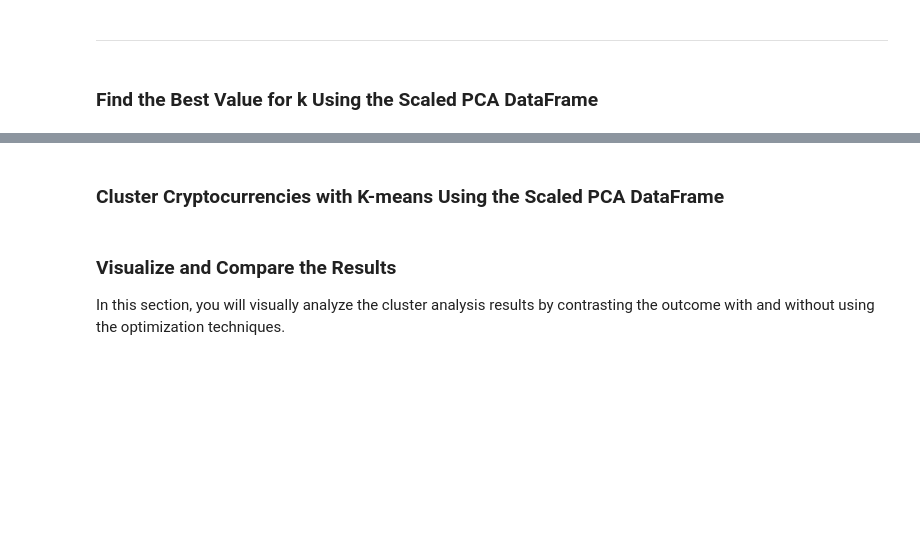
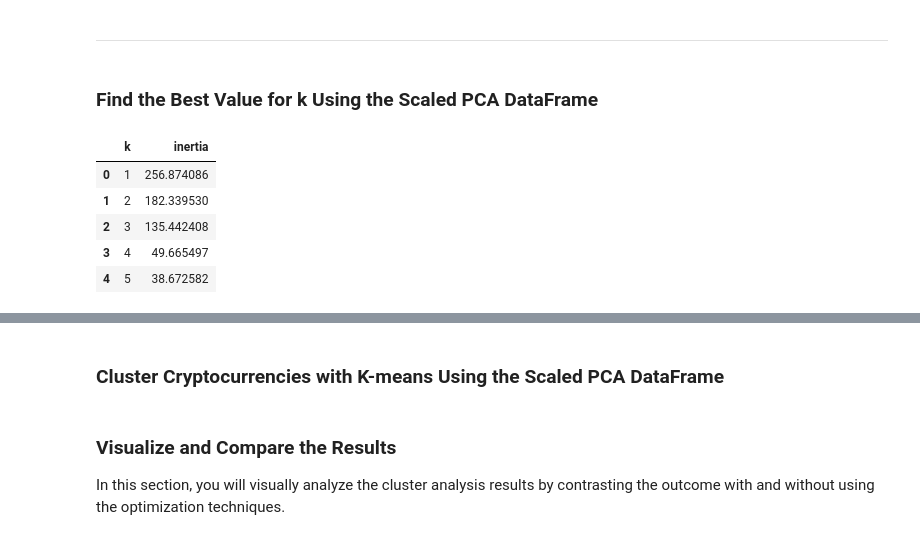
Before and after one commit to Nate-Sheibley/CryptoClustering, a Jupyter notebook: Crypto_Clustering_starter_code.ipynb, the cells around one changed output, grey strips where cells are left out. Cells and saved outputs as stored; diff of their text form; code cells hidden in the pictures; blank space fills up the shorter version.

Commit message:
PCA model done. applying Kmeans to PCA result

```diff
--- a/Crypto_Clustering_starter_code.ipynb
+++ b/Crypto_Clustering_starter_code.ipynb
@@ -230,19 +241,32 @@ array([0.3719856 , 0.34700813, 0.17603793])
 ### Find the Best Value for k Using the Scaled PCA DataFrame
 # %%
 # Create a list with the number of k-values from 1 to 11
+k = range(1,12)
 # %%
 # Create an empty list to store the inertia values
-
+inertias = []
 
 # Create a for loop to compute the inertia with each possible value of k
 # Inside the loop:
 # 1. Create a KMeans model using the loop counter for the n_clusters
 # 2. Fit the model to the data using `df_market_data_pca`
 # 3. Append the model.inertia_ to the inertia list
+for i in k:
+    model = KMeans(n_clusters=i, random_state=1)
+    model.fit(df_pca)
+    inertias.append(model.inertia_)
 # %%
 # Create a dictionary with the data to plot the Elbow curve
-
 # Create a DataFrame with the data to plot the Elbow curve
+df_elbow_pca = pd.DataFrame({'k':k, 'inertia':inertias})
+df_elbow_pca.head()
+# %% [output]
+|  | k | inertia |
+| 0 | 1 | 256.874086 |
+| 1 | 2 | 182.339530 |
+| 2 | 3 | 135.442408 |
+| 3 | 4 | 49.665497 |
+| 4 | 5 | 38.672582 |
 # %%
 # Plot a line chart with all the inertia values computed with
 # the different values of k to visually identify the optimal value for k.
```
Also changed, not shown: parts of 6 cells of this notebook.
